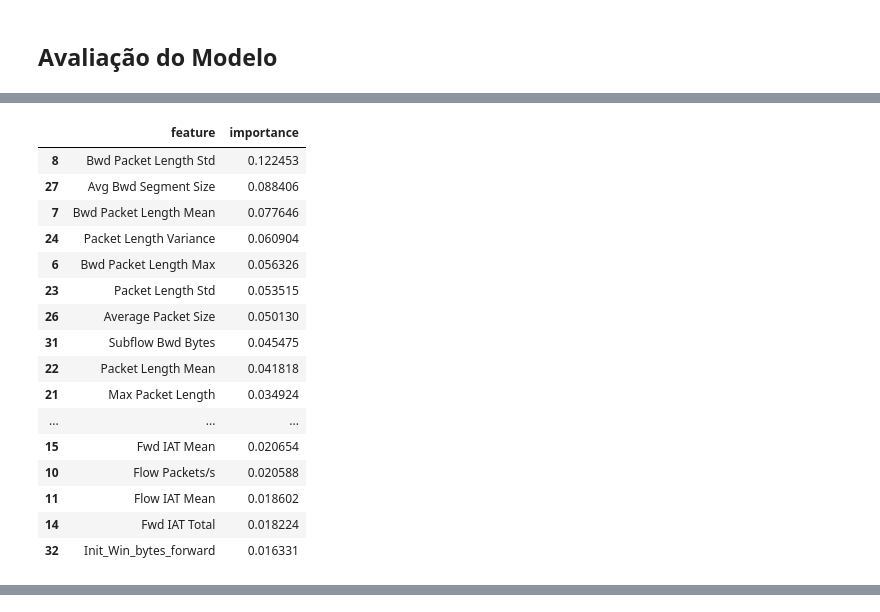
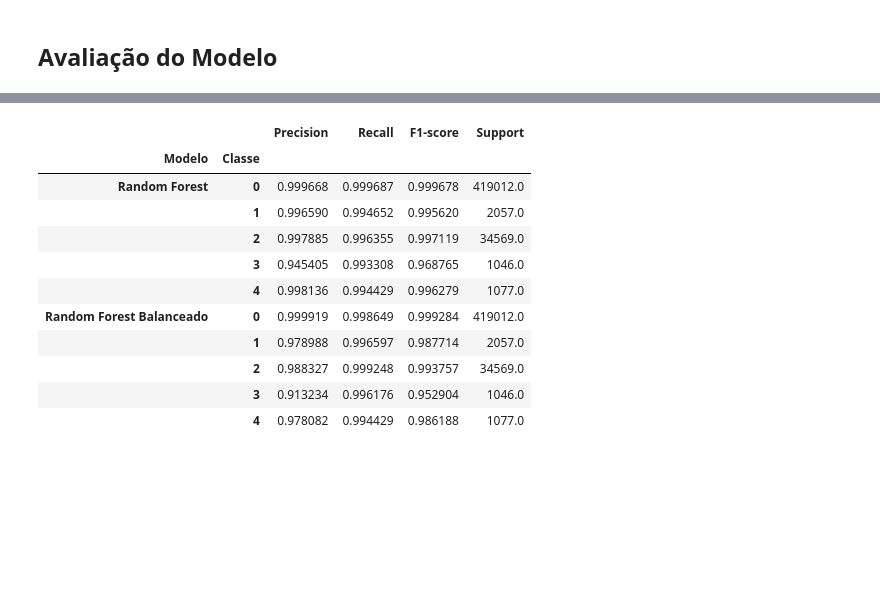
Before and after one commit to AlfredoLSN/Suricata_ML, a Jupyter notebook: main copy.ipynb, the cells around one changed output, grey strips where cells are left out. Cells and saved outputs as stored; diff of their text form; code cells hidden in the pictures; blank space fills up the shorter version.

```diff
--- a/main copy.ipynb
+++ b/main copy.ipynb
@@ -82,14 +103,0 @@ Name: count, dtype: int64
-# %%
-# Variância de todas as colunas numéricas
-cols = df.columns.drop("Label", errors="ignore")
-variancias = df[cols].select_dtypes(include=np.number).var().sort_values()
-
-# Lista das colunas com variância 0 (ou muito próxima de 0)
-colunas_variancia_zero = variancias[np.isclose(variancias, 0.0)].index.tolist()
-
-print("\nColunas com variância igual a 0 (ou muito próxima de 0):")
-print(colunas_variancia_zero)
-
-# Remove essas colunas do DataFrame
-df = df.drop(columns=colunas_variancia_zero, errors="ignore")
-print(f"\nTotal de colunas removidas: {len(colunas_variancia_zero)}")
@@ -261,10 +243,10 @@ Name: count, dtype: int64
 # Treinamento
 # %%
 X_train = df_train.drop(columns=["Class"])
-X_train_bal = df_train_bal_over.drop(columns=["Class"])
+X_train_bal = df_train_bal.drop(columns=["Class"])
 
 y_train = df_train["Class"]
-Y_train_bal = df_train_bal_over["Class"]
+Y_train_bal = df_train_bal["Class"]
 
 X_test = df_test.drop(columns=["Class"])
 y_test = df_test["Class"]
@@ -381,27 +362,0 @@ weighted avg       1.00      1.00      1.00    457761
-# %%
-import pandas as pd
-
-importances = pd.DataFrame({
-    "feature": X_train.columns,
-    "importance": rf.feature_importances_
-}).sort_values("importance", ascending=False)
-
-importances.head(20)
-# %% [output]
-|  | feature | importance |
-| 8 | Bwd Packet Length Std | 0.122453 |
-| 27 | Avg Bwd Segment Size | 0.088406 |
-| 7 | Bwd Packet Length Mean | 0.077646 |
-| 24 | Packet Length Variance | 0.060904 |
-| 6 | Bwd Packet Length Max | 0.056326 |
-| 23 | Packet Length Std | 0.053515 |
-| 26 | Average Packet Size | 0.050130 |
-| 31 | Subflow Bwd Bytes | 0.045475 |
-| 22 | Packet Length Mean | 0.041818 |
-| 21 | Max Packet Length | 0.034924 |
-| ... | ... | ... |
-| 15 | Fwd IAT Mean | 0.020654 |
-| 10 | Flow Packets/s | 0.020588 |
-| 11 | Flow IAT Mean | 0.018602 |
-| 14 | Fwd IAT Total | 0.018224 |
-| 32 | Init_Win_bytes_forward | 0.016331 |
@@ -409,0 +441,13 @@ importances.to_csv("feature_importances.csv", index=False)
+# %%
+tabela_agregada, tabela_por_classe = comparar_modelos_multiclasse(
+    randomForest,
+    randomForest_bal,
+    X_test,
+    y_test,
+    nome_1="Random Forest",
+    nome_2="Random Forest Balanceado"
+)
+
+display(tabela_agregada)
+display(tabela_por_classe)
+# %% [output]
@@ -409,0 +458,12 @@ importances.to_csv("feature_importances.csv", index=False)
+|  |  | Precision | Recall | F1-score | Support |
+| Modelo | Classe |  |  |  |  |
+| Random Forest | 0 | 0.999668 | 0.999687 | 0.999678 | 419012.0 |
+|  | 1 | 0.996590 | 0.994652 | 0.995620 | 2057.0 |
+|  | 2 | 0.997885 | 0.996355 | 0.997119 | 34569.0 |
+|  | 3 | 0.945405 | 0.993308 | 0.968765 | 1046.0 |
+|  | 4 | 0.998136 | 0.994429 | 0.996279 | 1077.0 |
+| Random Forest Balanceado | 0 | 0.999919 | 0.998649 | 0.999284 | 419012.0 |
+|  | 1 | 0.978988 | 0.996597 | 0.987714 | 2057.0 |
+|  | 2 | 0.988327 | 0.999248 | 0.993757 | 34569.0 |
+|  | 3 | 0.913234 | 0.996176 | 0.952904 | 1046.0 |
+|  | 4 | 0.978082 | 0.994429 | 0.986188 | 1077.0 |
```
Also changed, not shown: parts of 24 cells of this notebook, 7 other files.
